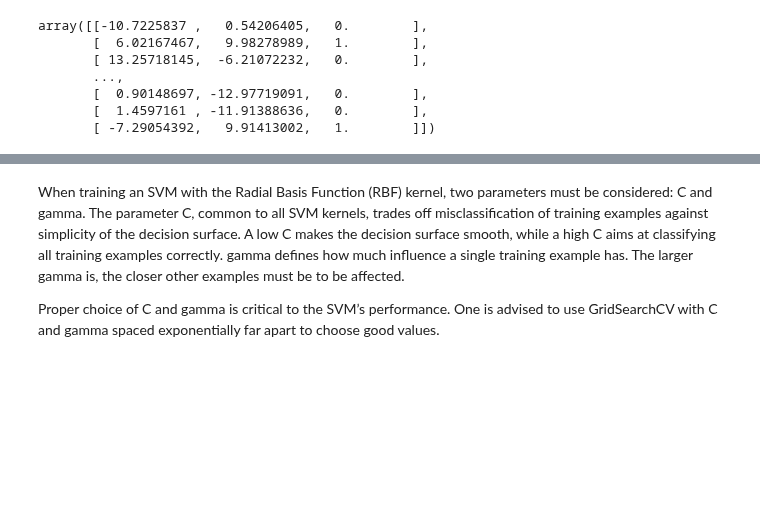
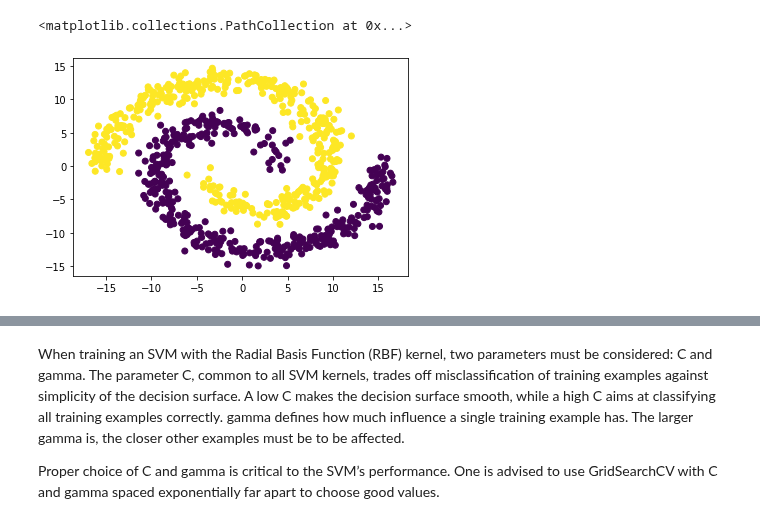
Before and after one commit to WardGauderis/SFML, a Jupyter notebook: main.ipynb, the cells around one changed output, grey strips where cells are left out. Cells and saved outputs as stored; diff of their text form; code cells hidden in the pictures; blank space fills up the shorter version.

```diff
--- a/main.ipynb
+++ b/main.ipynb
@@ -64,10 +60,5 @@ create_svm_and_plot(X, y, 'poly')
 # %%
 # https://gist.github.com/45deg/e731d9e7f478de134def5668324c44c5
-import numpy as np
-from numpy import pi
-
-# import matplotlib.pyplot as plt
-
 N = 400
 theta = np.sqrt(np.random.rand(N)) * 2 * pi  # np.linspace(0,2*pi,100)
 
@@ -84,11 +75,7 @@ res_b = np.append(x_b, np.ones((N, 1)), axis=1)
 
 res = np.append(res_a, res_b, axis=0)
 np.random.shuffle(res)
+
+# np.savetxt("result.csv", res, delimiter=",", header="x,y,label", comments="", fmt='%.5f')
+
+N = N * 2 # 400 datapoints for each class, so 800 points total
-# %% [output]
-array([[-10.7225837 ,   0.54206405,   0.        ],
-       [  6.02167467,   9.98278989,   1.        ],
-       [ 13.25718145,  -6.21072232,   0.        ],
-       ...,
-       [  0.90148697, -12.97719091,   0.        ],
-       [  1.4597161 , -11.91388636,   0.        ],
-       [ -7.29054392,   9.91413002,   1.        ]])
@@ -95 +86,6 @@ array([[-10.7225837 ,   0.54206405,   0.        ],
+# %%
+plt.scatter(X[:, 0], X[:, 1], c=y)
+# %% [output]
+<matplotlib.collections.PathCollection at 0x...>
+[figure, added]
 # %%
```
Also changed, not shown: parts of 11 cells of this notebook.
